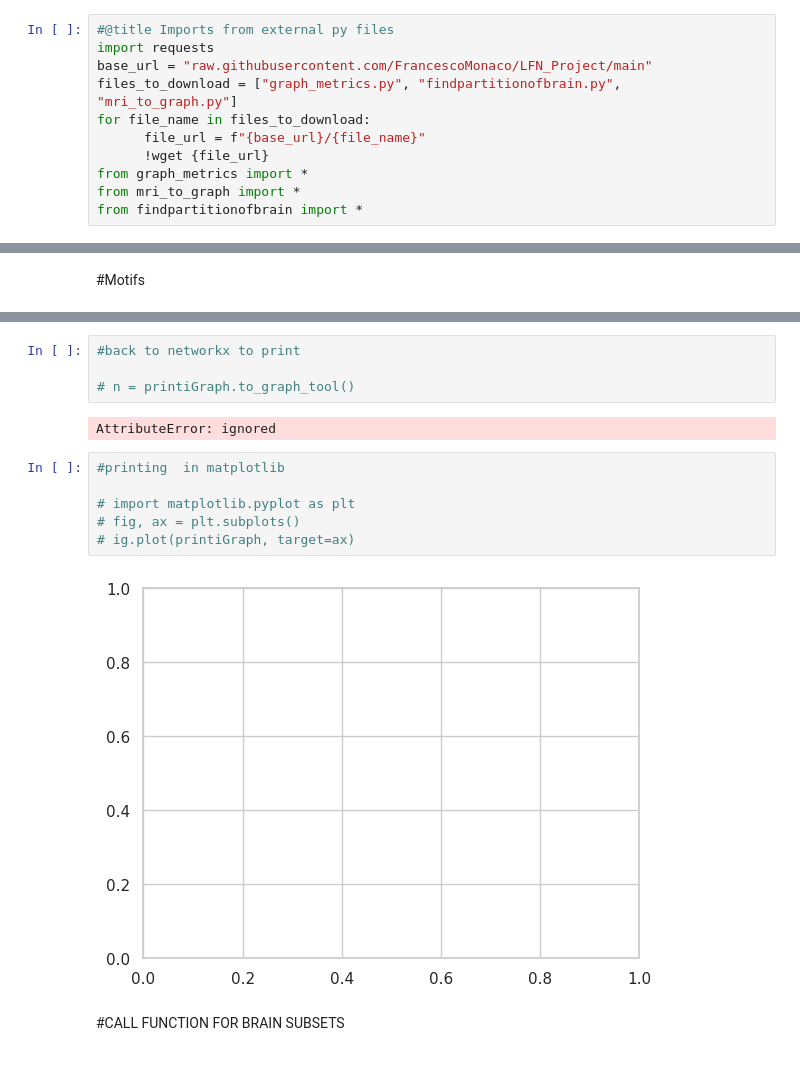
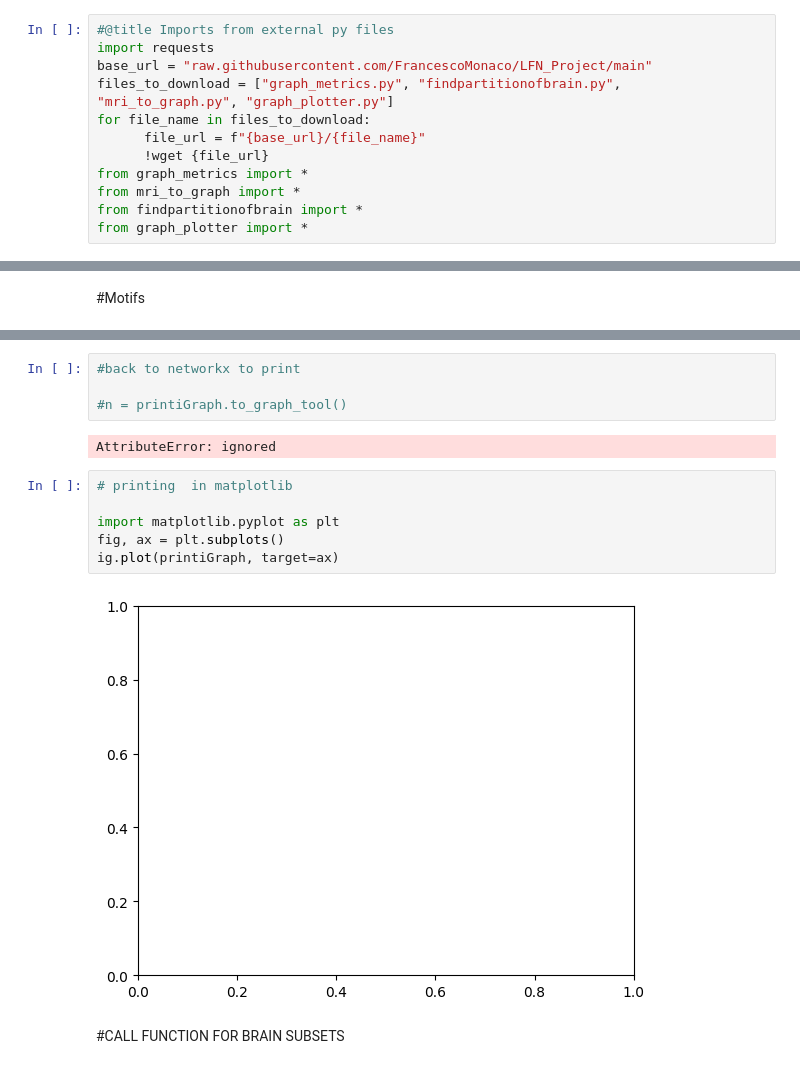
Before and after one commit to FrancescoMonaco/LFN_Project, a Jupyter notebook: LFN_Project.ipynb, the cells around one changed output, grey strips where cells are left out. Cells and saved outputs as stored; diff of their text form.

```diff
--- a/LFN_Project.ipynb
+++ b/LFN_Project.ipynb
@@ -46,11 +47,12 @@ import matplotlib.cm as cm
 #@title Imports from external py files
 import requests
 base_url = "raw.githubusercontent.com/FrancescoMonaco/LFN_Project/main"
-files_to_download = ["graph_metrics.py", "findpartitionofbrain.py", "mri_to_graph.py"]
+files_to_download = ["graph_metrics.py", "findpartitionofbrain.py", "mri_to_graph.py", "graph_plotter.py"]
 for file_name in files_to_download:
       file_url = f"{base_url}/{file_name}"
       !wget {file_url}
 from graph_metrics import *
 from mri_to_graph import *
 from findpartitionofbrain import *
+from graph_plotter import *
 # %% [output]
@@ -650,17 +640,17 @@ NameError: ignored
 # %%
 #back to networkx to print
 
-# n = printiGraph.to_graph_tool()
+#n = printiGraph.to_graph_tool()
 # %% [output]
 AttributeError: ignored
 # %%
-#printing  in matplotlib
+# printing  in matplotlib
 
-# import matplotlib.pyplot as plt
-# fig, ax = plt.subplots()
-# ig.plot(printiGraph, target=ax)
+import matplotlib.pyplot as plt
+fig, ax = plt.subplots()
+ig.plot(printiGraph, target=ax)
 # %% [output]
-[figure, old version]
+[figure, new version]
 # %% [markdown]
 #CALL FUNCTION FOR BRAIN SUBSETS
 # %%
```
Also changed, not shown: parts of 31 cells of this notebook.
